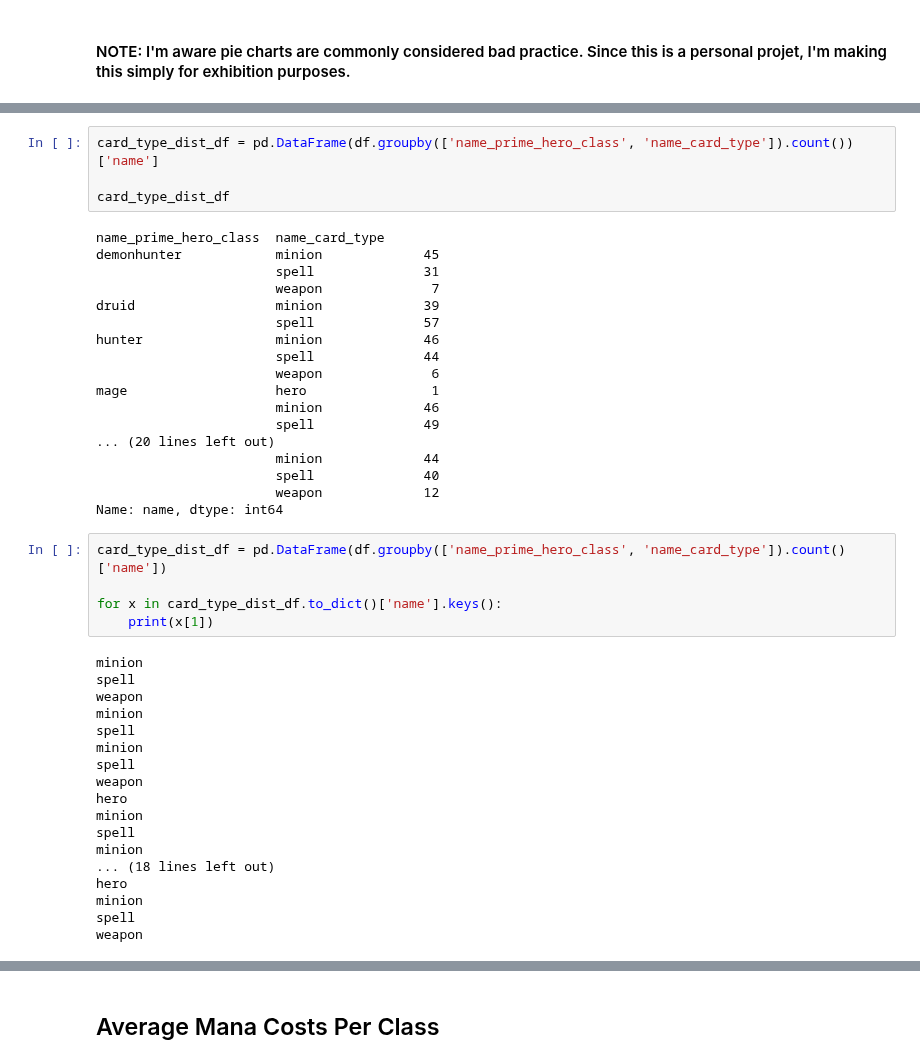
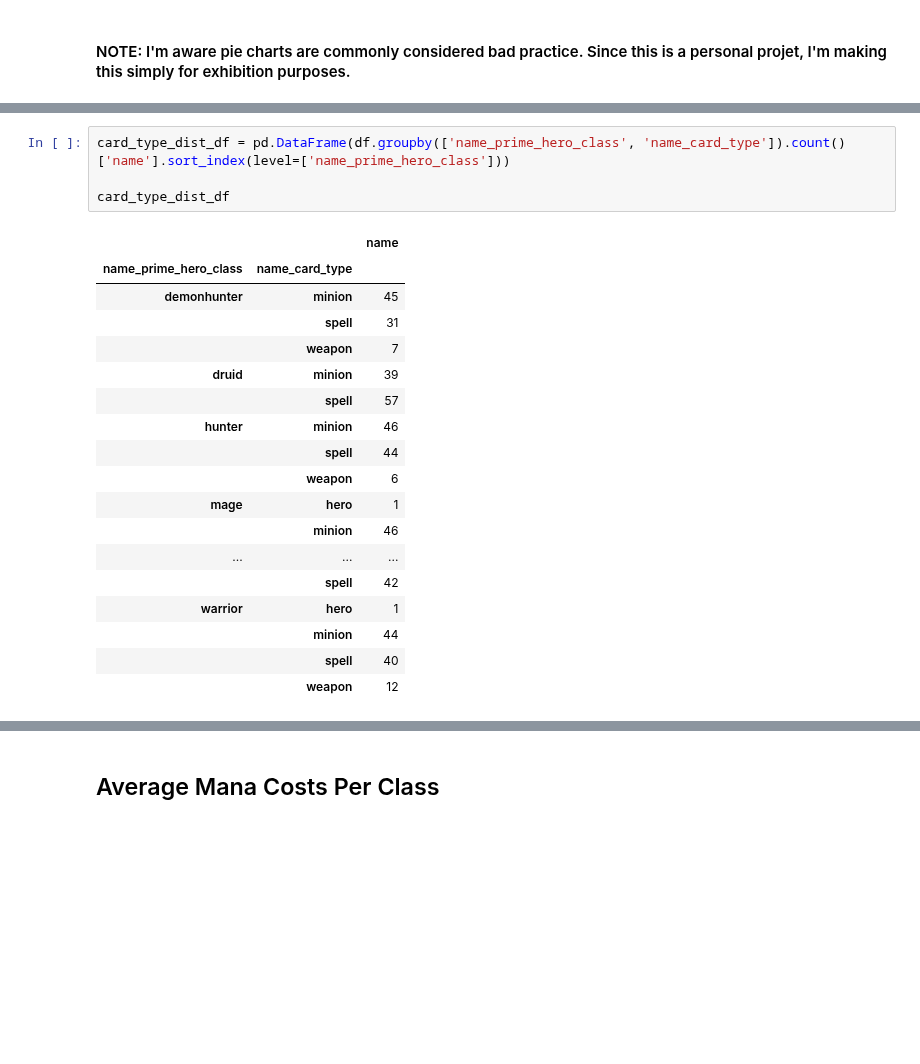
Before and after one commit to SamuelD-Data/hearthstone_project, a Jupyter notebook: hearthstone_project_notebook.ipynb, the cells around one changed output, grey strips where cells are left out. Drawn from its saved outputs; the diff is of its cells as text; blank space fills up the shorter version.

```diff
--- a/hearthstone_project_notebook.ipynb
+++ b/hearthstone_project_notebook.ipynb
@@ -585,45 +587,23 @@ hero_dist_df
 # %%
-card_type_dist_df = pd.DataFrame(df.groupby(['name_prime_hero_class', 'name_card_type']).count())['name']
+card_type_dist_df = pd.DataFrame(df.groupby(['name_prime_hero_class', 'name_card_type']).count()['name'].sort_index(level=['name_prime_hero_class']))
 
 card_type_dist_df
 # %% [output]
-name_prime_hero_class  name_card_type
-demonhunter            minion             45
-                       spell              31
-                       weapon              7
-druid                  minion             39
-                       spell              57
-hunter                 minion             46
-                       spell              44
-                       weapon              6
-mage                   hero                1
-                       minion             46
-                       spell              49
-... (20 lines left out)
-                       minion             44
-                       spell              40
-                       weapon             12
-Name: name, dtype: int64
+|  |  | name |
+| name_prime_hero_class | name_card_type |  |
+| demonhunter | minion | 45 |
+|  | spell | 31 |
+|  | weapon | 7 |
+| druid | minion | 39 |
+|  | spell | 57 |
+| hunter | minion | 46 |
+|  | spell | 44 |
+|  | weapon | 6 |
+| mage | hero | 1 |
+|  | minion | 46 |
+| ... | ... | ... |
+|  | spell | 42 |
+| warrior | hero | 1 |
+|  | minion | 44 |
+|  | spell | 40 |
+|  | weapon | 12 |
-# %%
-card_type_dist_df = pd.DataFrame(df.groupby(['name_prime_hero_class', 'name_card_type']).count()['name'])
-
-for x in card_type_dist_df.to_dict()['name'].keys():
-    print(x[1])
-# %% [output]
-minion
-spell
-weapon
-minion
-spell
-minion
-spell
-weapon
-hero
-minion
-spell
-minion
-... (18 lines left out)
-hero
-minion
-spell
-weapon
```
Also changed, not shown: parts of 3 cells of this notebook.
